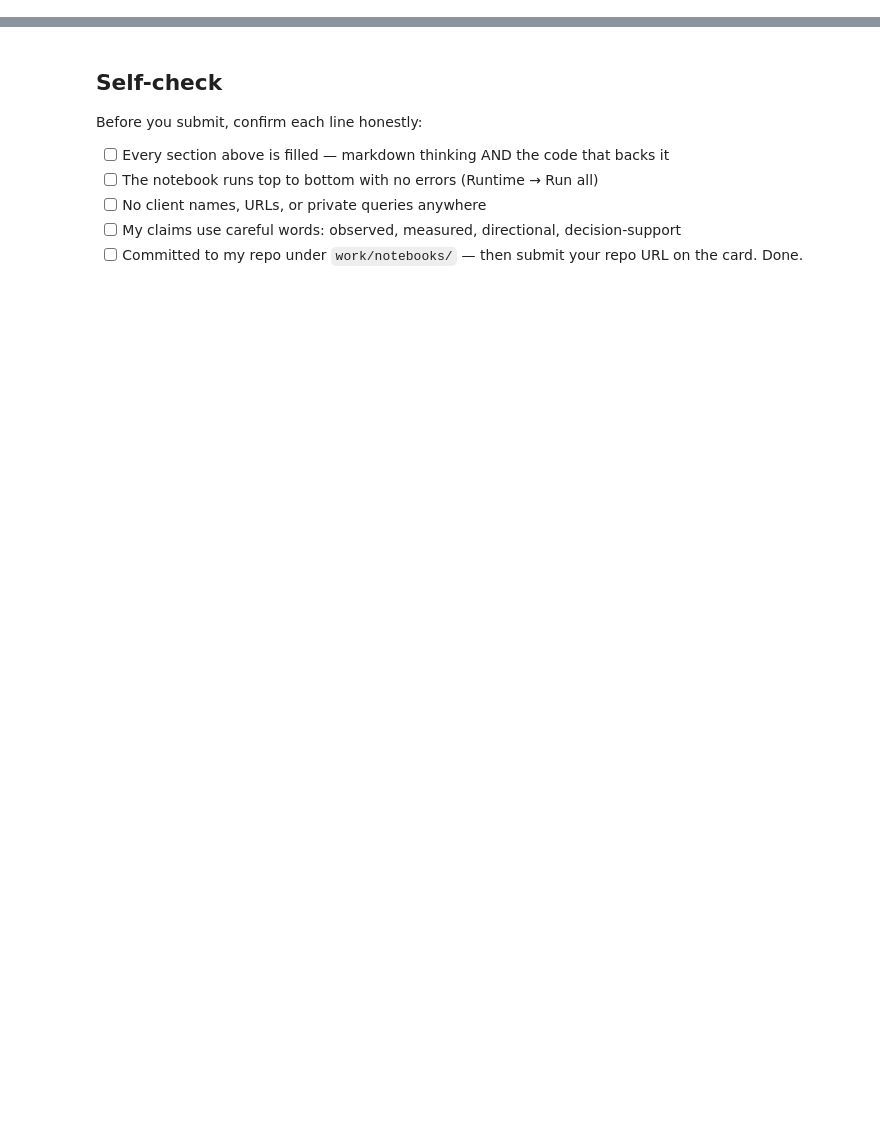
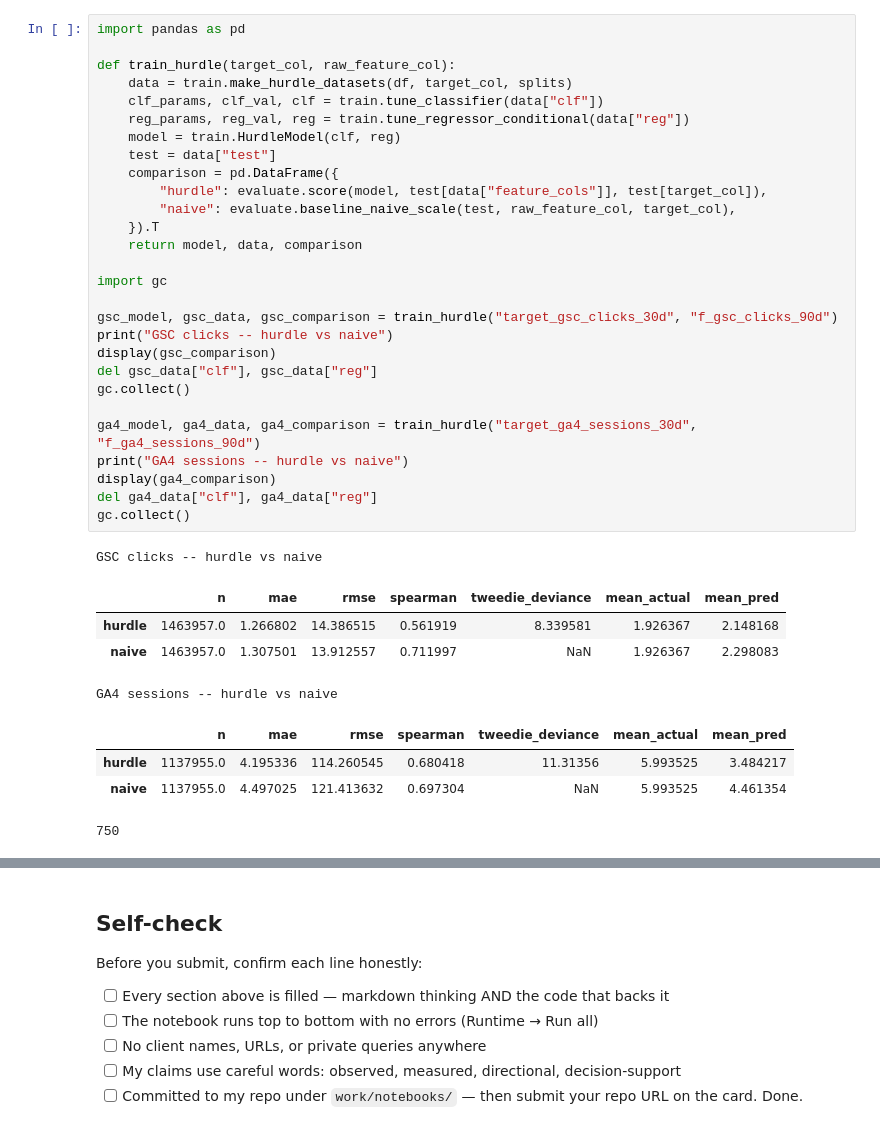
Before and after one commit to ku-ro-wa/flyrank-ml-starter, a Jupyter notebook: work/notebooks/w05_model.ipynb, the cells around one changed output, grey strips where cells are left out. Cells and saved outputs as stored; diff of their text form; blank space fills up the shorter version.

```diff
--- a/work/notebooks/w05_model.ipynb
+++ b/work/notebooks/w05_model.ipynb
@@ -36,0 +1028,38 @@ This skeleton is yours to fill. Work the sections **in order** — each one has
+# %%
+import pandas as pd
+
+def train_hurdle(target_col, raw_feature_col):
+    data = train.make_hurdle_datasets(df, target_col, splits)
+    clf_params, clf_val, clf = train.tune_classifier(data["clf"])
+    reg_params, reg_val, reg = train.tune_regressor_conditional(data["reg"])
+    model = train.HurdleModel(clf, reg)
+    test = data["test"]
+    comparison = pd.DataFrame({
+        "hurdle": evaluate.score(model, test[data["feature_cols"]], test[target_col]),
+        "naive": evaluate.baseline_naive_scale(test, raw_feature_col, target_col),
+    }).T
+    return model, data, comparison
+
+import gc
+
+gsc_model, gsc_data, gsc_comparison = train_hurdle("target_gsc_clicks_30d", "f_gsc_clicks_90d")
+print("GSC clicks -- hurdle vs naive")
+display(gsc_comparison)
+del gsc_data["clf"], gsc_data["reg"]
+gc.collect()
+
+ga4_model, ga4_data, ga4_comparison = train_hurdle("target_ga4_sessions_30d", "f_ga4_sessions_90d")
+print("GA4 sessions -- hurdle vs naive")
+display(ga4_comparison)
+del ga4_data["clf"], ga4_data["reg"]
+gc.collect()
+# %% [output]
+GSC clicks -- hurdle vs naive
+|  | n | mae | rmse | spearman | tweedie_deviance | mean_actual | mean_pred |
+| hurdle | 1463957.0 | 1.266802 | 14.386515 | 0.561919 | 8.339581 | 1.926367 | 2.148168 |
+| naive | 1463957.0 | 1.307501 | 13.912557 | 0.711997 | NaN | 1.926367 | 2.298083 |
+GA4 sessions -- hurdle vs naive
+|  | n | mae | rmse | spearman | tweedie_deviance | mean_actual | mean_pred |
+| hurdle | 1137955.0 | 4.195336 | 114.260545 | 0.680418 | 11.31356 | 5.993525 | 3.484217 |
+| naive | 1137955.0 | 4.497025 | 121.413632 | 0.697304 | NaN | 5.993525 | 4.461354 |
+750
```
Also changed, not shown: parts of 31 cells of this notebook.
